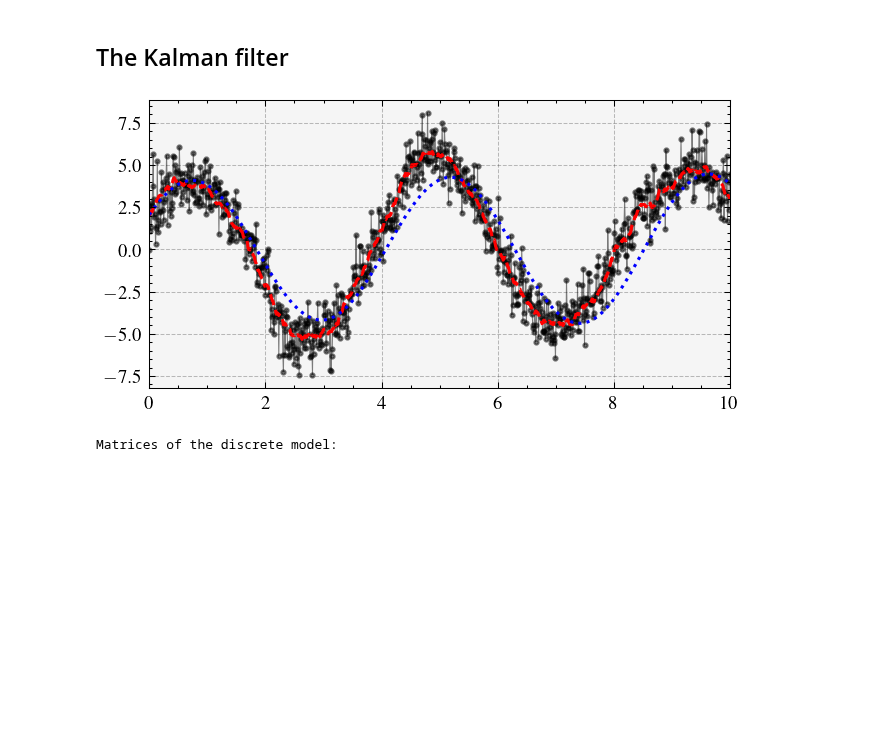
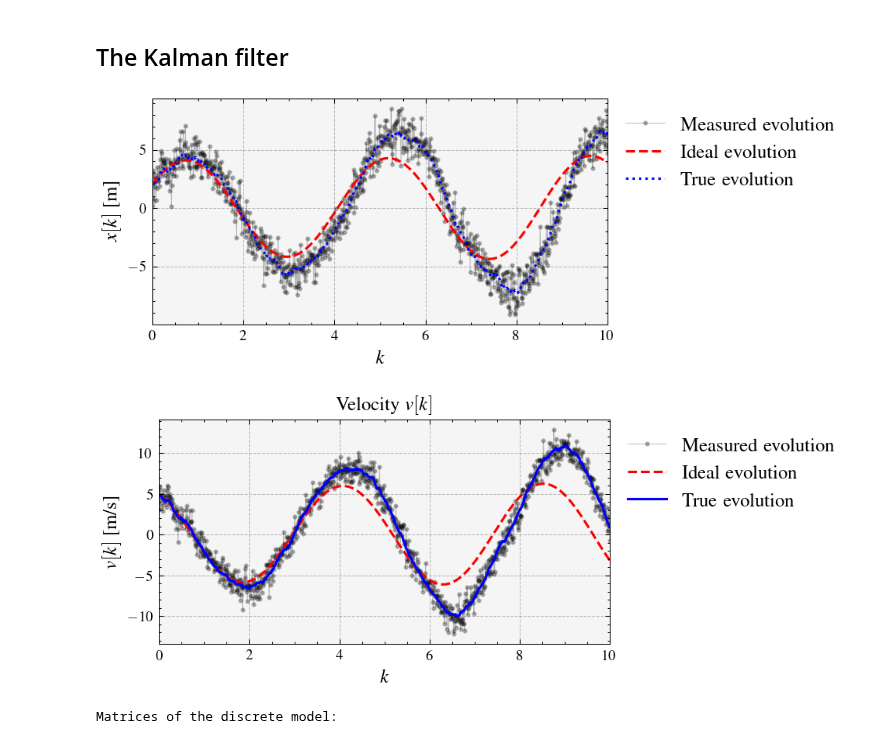
Before and after one commit to edsonportosilva/AdaptiveSignalProcessing, a Jupyter notebook: notebooks/7. Kalman filters.ipynb, the cells around one changed output. Saved outputs shown, nothing was run; the diff lists cells and outputs as text; code cells hidden in the pictures; blank space fills up the shorter version.

```diff
--- a/notebooks/7. Kalman filters.ipynb
+++ b/notebooks/7. Kalman filters.ipynb
@@ -159,35 +159,54 @@ def simulate_mass_spring(dt, total_time, x_init, k, m, σ2):
 
     return states, A_d
 # %%
+np.random.seed(seed=123)  # fixing the seed to get reproducible results
+
 # Define parameters
 dt = 0.01              # Time step in seconds
 total_time = 10.0      # Total simulation time in seconds
 x_init = np.array([[2.0], [5]])    # Initial position (1 meter) and initial velocity (0 m/s)
 k = 2.0                # Spring constant (N/m)
 m = 1.0                # Mass (kg)
 
 # process noise
 σ2_n = 0.005
 
 # measurement noise
 x_var = 1
 dxdt_var = 0.025
 
 # Simulate the mass-spring system
 x, A = simulate_mass_spring(dt, total_time, x_init, k, m, σ2_n)
 x_noiseLess, A = simulate_mass_spring(dt, total_time, x_init, k, m, 0)
 
 x_meas = x + np.random.normal(0, np.sqrt(x_var), x.shape[1])
 t = np.arange(0, total_time, dt)
 
-plt.plot(t, x_meas[0],'-o',linewidth=0.5,alpha=0.5)
-plt.plot(t, x[0],linewidth=1.5)
-plt.plot(t, x_noiseLess[0],linewidth=1.5)
+plt.figure(1)
+plt.plot(t, x_meas[0],'-o',linewidth=0.5,alpha=0.25,label='Measured evolution')
+plt.plot(t, x_noiseLess[0],linewidth=1.5,label='Ideal evolution')
+plt.plot(t, x[0],linewidth=1.5,label='True evolution')
 plt.xlim(0,10)
+plt.legend()
 plt.grid()
+plt.ylabel('$x[k]$ [m]')
+plt.xlabel('$k$')
+plt.legend(bbox_to_anchor=(1, 1))
 #plt.plot(t, dxdt)
+
+plt.figure(2)
+plt.title('Velocity $v[k]$')
+plt.plot(t, x_meas[1,:],'-o',alpha=0.25, label='Measured evolution')
+plt.plot(t, x_noiseLess[1,:],'--', linewidth=1.5,label='Ideal evolution')
+plt.plot(t, x[1,:],'-', linewidth=1.5, label='True evolution')
+plt.xlim(0,10)
+plt.ylabel('$v[k]$ [m/s]')
+plt.xlabel('$k$')
+plt.legend(bbox_to_anchor=(1, 1))
+plt.grid();
 # %% [output]
-[figure, old version]
+[figure, new version]
+[figure, added]
 # %%
 print('Matrices of the discrete model:')
 symdisp('\\boldsymbol{A} =', sp.Matrix(A))
```
Also changed, not shown: parts of 2 cells of this notebook.
